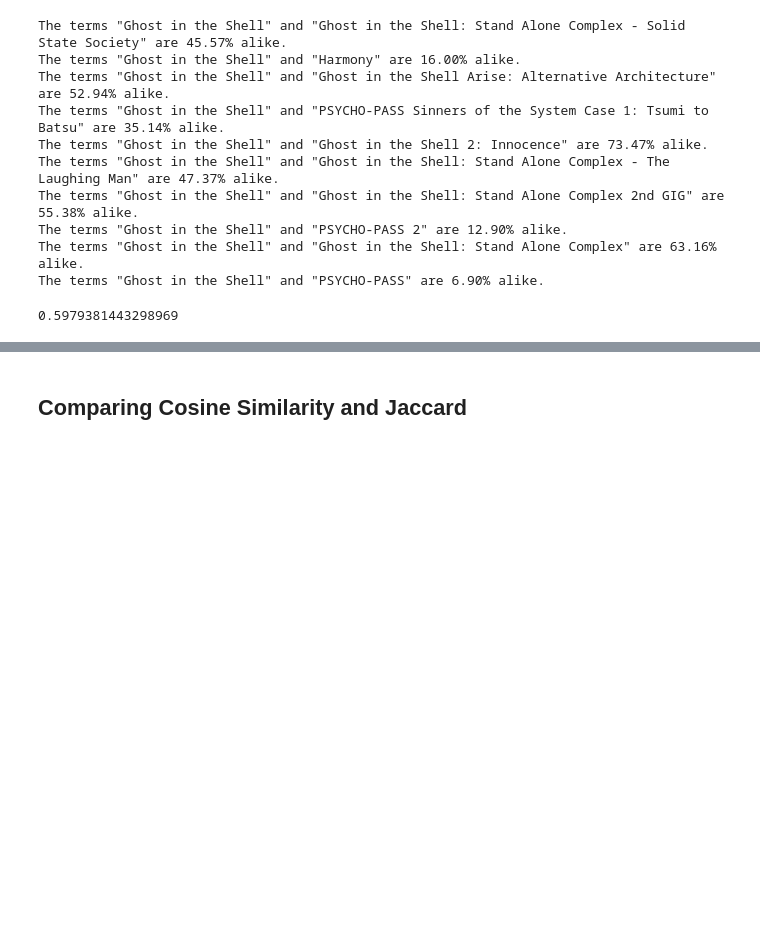
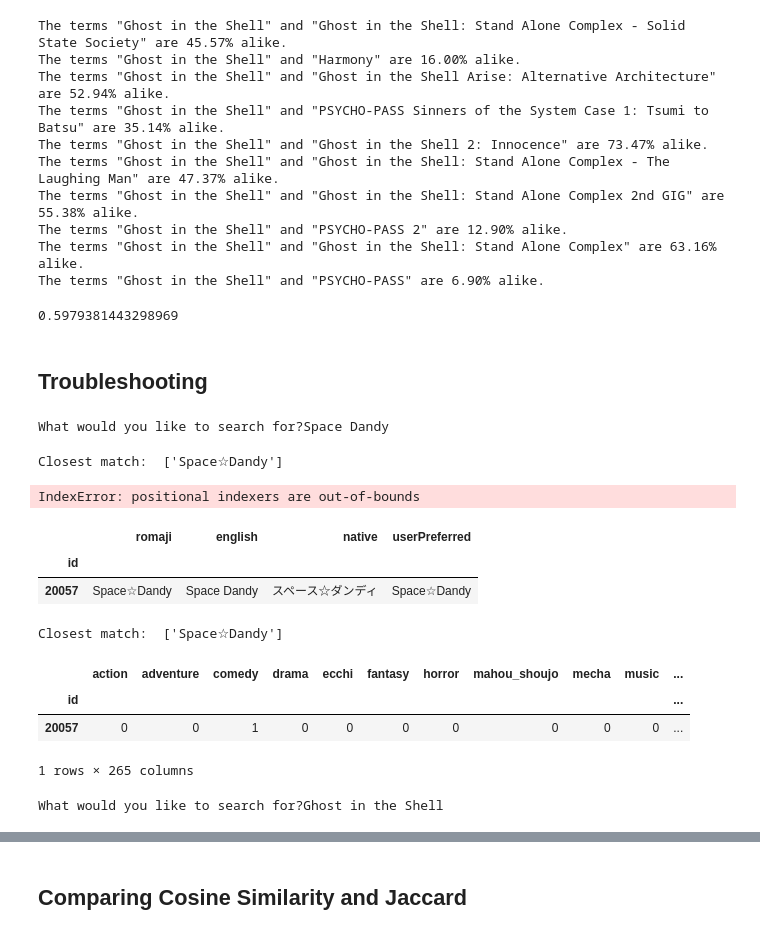
Before and after one commit to sn-ekstrand/content-based-anime-recommender, a Jupyter notebook: initial_eda.ipynb, the cells around one changed output, grey strips where cells are left out. Saved outputs shown, nothing was run; the diff lists cells and outputs as text; code cells hidden in the pictures; blank space fills up the shorter version.

Commit message:
fixed a bug for indexing into my title dataframe

```diff
--- a/initial_eda.ipynb
+++ b/initial_eda.ipynb
@@ -417,3 +417,40 @@ seq_matcher = SequenceMatcher(None,
 seq_matcher.quick_ratio()
 # %% [output]
 0.5979381443298969
+# %% [markdown]
+## Troubleshooting
+# %%
+initial_search = input('What would you like to search for?')
+# %% [output]
+What would you like to search for?Space Dandy
+# %%
+search_term = get_search_term(initial_search)
+rec_list = get_top_n_recommendations(search_term, cos_sim, n=5)
+rec_list
+# %% [output]
+Closest match:  ['Space☆Dandy']
+IndexError: positional indexers are out-of-bounds
+# %%
+title_df[title_df['english'] == 'Space Dandy']
+# %% [output]
+|  | romaji | english | native | userPreferred |
+| id |  |  |  |  |
+| 20057 | Space☆Dandy | Space Dandy | スペース☆ダンディ | Space☆Dandy |
+# %%
+# def get_top_n_recommendations(search_term, content_item_matrix, n=5):
+search_result = get_close_matches(search_term,
+                                  title_df['userPreferred'],
+                                  cutoff=0.25,
+                                  n=1)
+print('Closest match: ', search_result)
+
+search_result_idx = title_df[title_df['userPreferred'].isin(search_result)].index
+
+# changed iloc to loc
+df.loc[search_result_idx, :]
+# %% [output]
+Closest match:  ['Space☆Dandy']
+|  | action | adventure | comedy | drama | ecchi | fantasy | horror | mahou_shoujo | mecha | music | ... |
+| id |  |  |  |  |  |  |  |  |  |  | ... |
+| 20057 | 0 | 0 | 1 | 0 | 0 | 0 | 0 | 0 | 0 | 0 | ... |
+1 rows × 265 columns
@@ -419,0 +469,4 @@ seq_matcher.quick_ratio()
+# %%
+initial_search = input('What would you like to search for?')
+# %% [output]
+What would you like to search for?Ghost in the Shell
```
Also changed, not shown: parts of 8 cells of this notebook.
